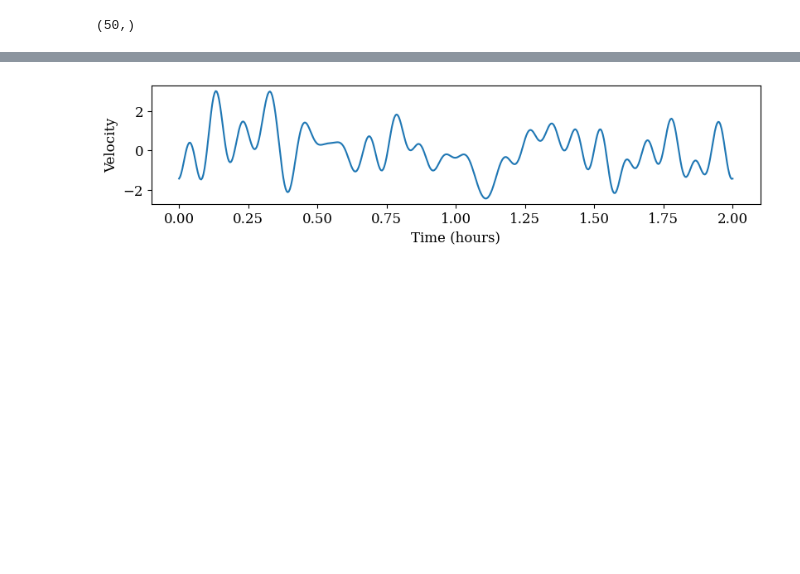
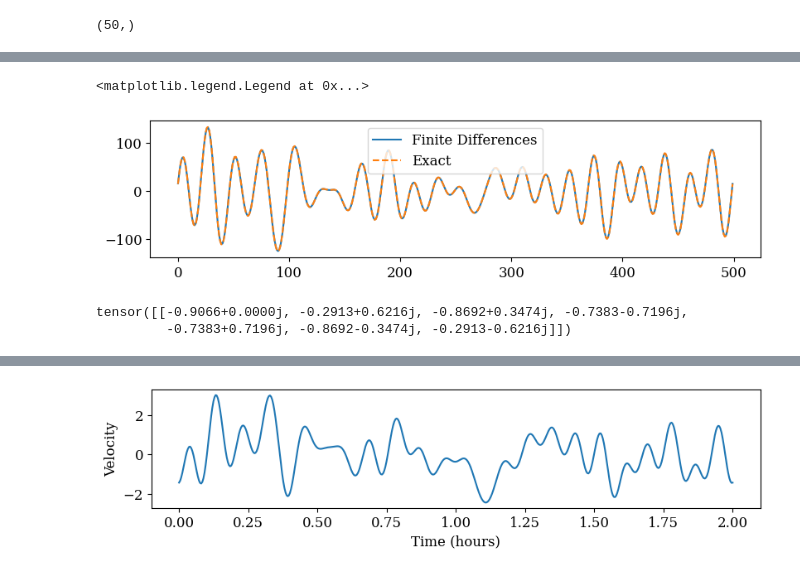
Before and after one commit to nidduzzi/SpectralSVR, a Jupyter notebook: notebooks/cases/antiderivative/antiderivative.ipynb, the cells around one changed output, grey strips where cells are left out. Cells and saved outputs as stored; diff of their text form; code cells hidden in the pictures; blank space fills up the shorter version.

```diff
--- a/notebooks/cases/antiderivative/antiderivative.ipynb
+++ b/notebooks/cases/antiderivative/antiderivative.ipynb
@@ -74,0 +103,14 @@ f_50.modes
+# %%
+u_grad= torch.gradient(u_val,spacing=(domain.stop-domain.start)/domain.step,edge_order=2)[0]
+plt.figure(figsize=(8,2))
+plt.plot(u_grad)
+plt.plot(f_val,linestyle='--')
+plt.legend(["Finite Differences", "Exact"])
+# %% [output]
+<matplotlib.legend.Legend at 0x...>
+[figure, added]
+# %%
+u_clean.generate_coeff(1,7)
+# %% [output]
+tensor([[-0.9066+0.0000j, -0.2913+0.6216j, -0.8692+0.3474j, -0.7383-0.7196j,
+         -0.7383+0.7196j, -0.8692-0.3474j, -0.2913-0.6216j]])
```
Also changed, not shown: parts of 16 cells of this notebook, 25 other files.
